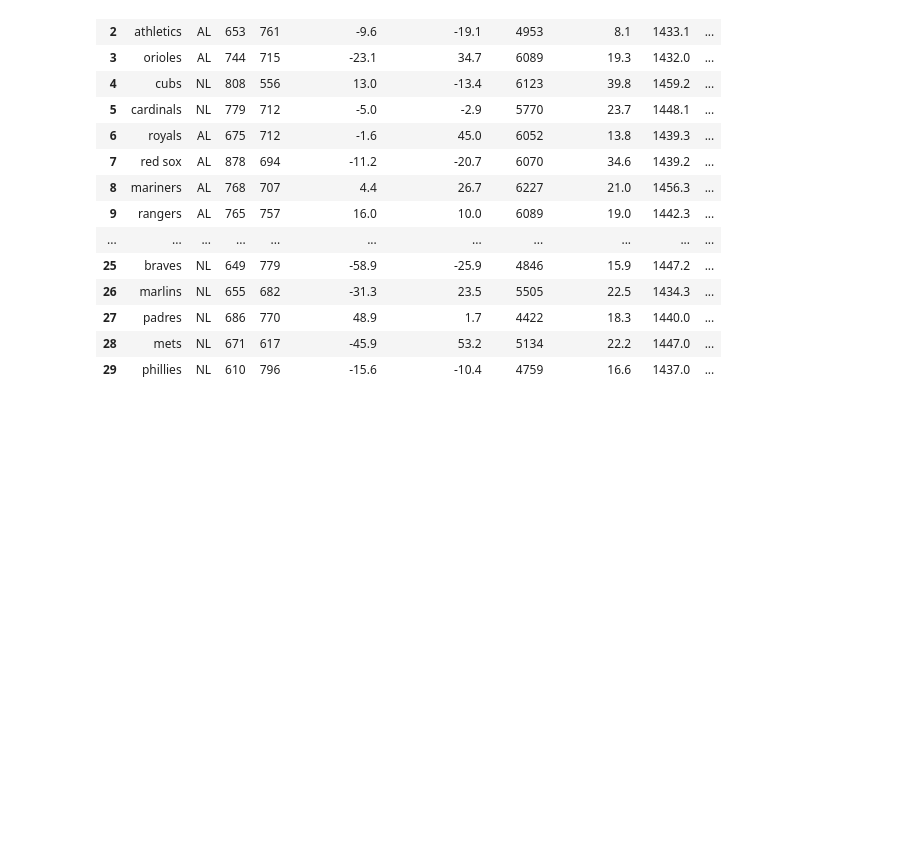
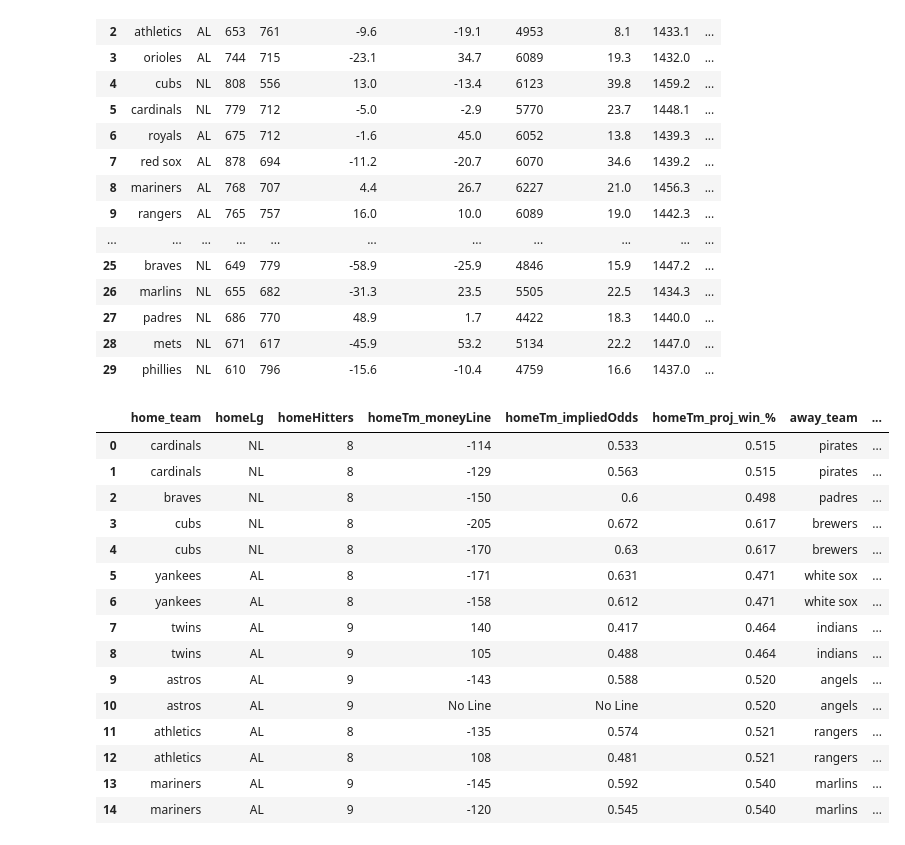
Before and after one commit to mtodisco10/daily_baseball, a Jupyter notebook: mlb_daily_script.ipynb, the cells around one changed output. Saved outputs shown, nothing was run; the diff lists cells and outputs as text; code cells hidden in the pictures; blank space fills up the shorter version.

```diff
--- a/mlb_daily_script.ipynb
+++ b/mlb_daily_script.ipynb
@@ -355,7 +369,11 @@ for i in matchups:
             homeTeam_lst.append(v[0].string)
         for l in line:
             drill = l.find_all('span')
-            homeTeam_moneyLine.append(int(drill[1].string.rstrip()))
+            for i in drill:
+                if i.string != None and '%' not in i.string and i.string != '-':
+                    homeTeam_moneyLine.append(int(i.string))
+                elif i.string == '-':
+                    homeTeam_moneyLine.append('No Line')
 # %%
 awayTeam_lst = []
 awayTeam_moneyLine = []
@@ -371,7 +389,11 @@ for i in matchups:
             awayTeam_lst.append(v[0].string)
         for l in line:
             drill = l.find_all('span')
-            awayTeam_moneyLine.append(int(drill[1].string.rstrip()))
+            for i in drill:
+                if i.string != None and '%' not in i.string and i.string != '-':
+                    awayTeam_moneyLine.append(int(i.string))
+                elif i.string == '-':
+                    awayTeam_moneyLine.append('No Line')
 # %%
 moneyLines_df = pd.DataFrame(
     {'home_team': homeTeam_lst,
@@ -386,7 +408,9 @@ homeTm_impliedOdds = []
 awayTm_impliedOdds = []
 # %%
 for i in moneyLines_df['homeTm_moneyLine']:
-    if i < 0:
+    if i == 'No Line':
+        homeTm_impliedOdds.append('No Line')
+    elif i < 0:
         homeTm_impliedOdds.append(round(abs(i) / (abs(i) + 100.00), 3))
     elif i > 0:
         homeTm_impliedOdds.append(round(100.00 / (100.00 + i), 3))
@@ -450,5 +476,24 @@ daily_final = daily_final[['home_team','homeLg','homeHitters','homeTm_moneyLine'
 # %%
 daily_final['homeTm_day_win_prob'] = daily_final['homeTm_proj_win_%'] * (1 - daily_final['awayTm_proj_win_%'])
 daily_final['awayTm_day_win_prob'] = daily_final['awayTm_proj_win_%'] * (1 - daily_final['homeTm_proj_win_%'])
+# %%
+daily_final
+# %% [output]
+|  | home_team | homeLg | homeHitters | homeTm_moneyLine | homeTm_impliedOdds | homeTm_proj_win_% | away_team | ... |
+| 0 | cardinals | NL | 8 | -114 | 0.533 | 0.515 | pirates | ... |
+| 1 | cardinals | NL | 8 | -129 | 0.563 | 0.515 | pirates | ... |
+| 2 | braves | NL | 8 | -150 | 0.6 | 0.498 | padres | ... |
+| 3 | cubs | NL | 8 | -205 | 0.672 | 0.617 | brewers | ... |
+| 4 | cubs | NL | 8 | -170 | 0.63 | 0.617 | brewers | ... |
+| 5 | yankees | AL | 8 | -171 | 0.631 | 0.471 | white sox | ... |
+| 6 | yankees | AL | 8 | -158 | 0.612 | 0.471 | white sox | ... |
+| 7 | twins | AL | 9 | 140 | 0.417 | 0.464 | indians | ... |
+| 8 | twins | AL | 9 | 105 | 0.488 | 0.464 | indians | ... |
+| 9 | astros | AL | 9 | -143 | 0.588 | 0.520 | angels | ... |
+| 10 | astros | AL | 9 | No Line | No Line | 0.520 | angels | ... |
+| 11 | athletics | AL | 8 | -135 | 0.574 | 0.521 | rangers | ... |
+| 12 | athletics | AL | 8 | 108 | 0.481 | 0.521 | rangers | ... |
+| 13 | mariners | AL | 9 | -145 | 0.592 | 0.540 | marlins | ... |
+| 14 | mariners | AL | 9 | -120 | 0.545 | 0.540 | marlins | ... |
 # %%
 daily_final['homeTm_day_win_%'] = ((daily_final['homeTm_day_win_prob'] / (daily_final['homeTm_day_win_prob']
```
Also changed, not shown: parts of 10 cells of this notebook, 1 other file.
